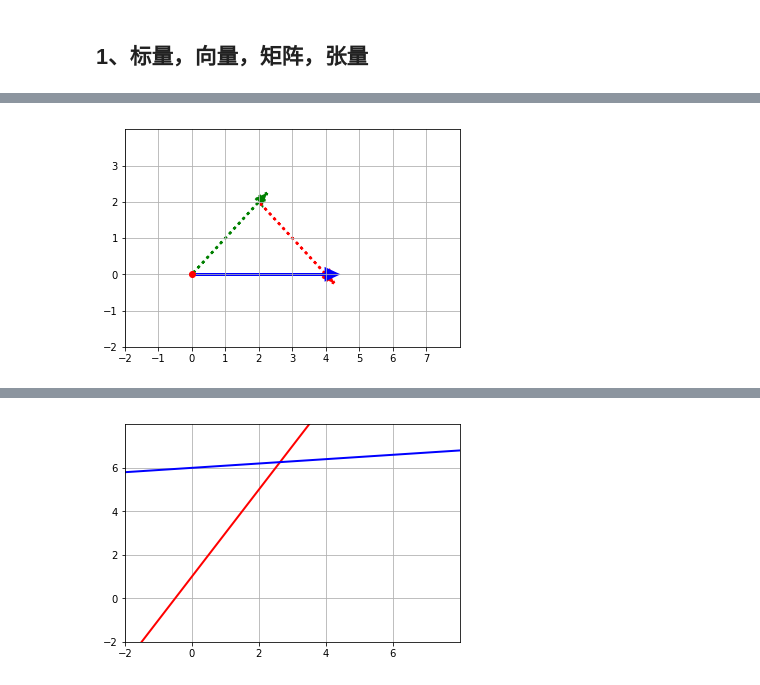
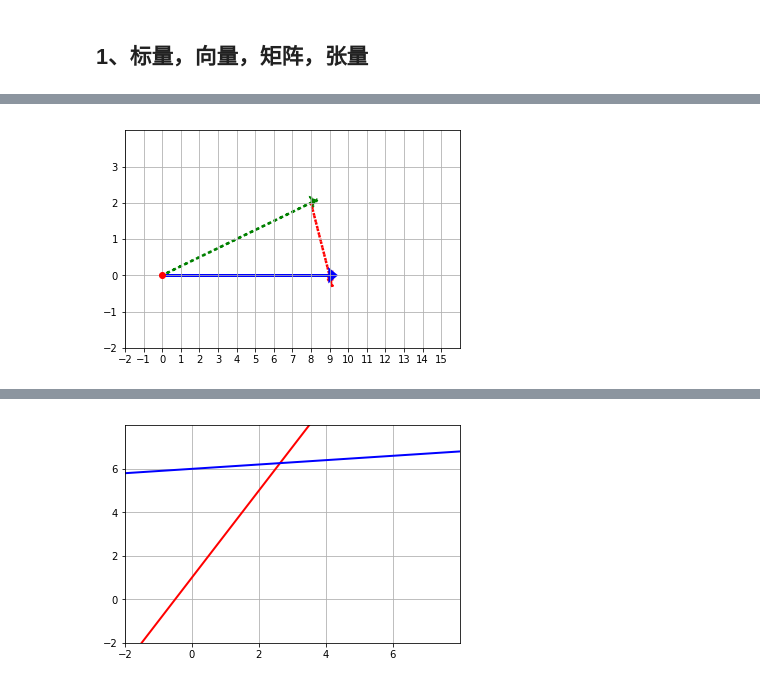
Before and after one commit to guchuanhang/Linear-Algebra-cn, a Jupyter notebook: p3_Linear_Algebra.ipynb, the cells around one changed output, grey strips where cells are left out. Drawn from its saved outputs; the diff is of its cells as text; code cells hidden in the pictures.

```diff
--- a/p3_Linear_Algebra.ipynb
+++ b/p3_Linear_Algebra.ipynb
@@ -122,9 +122,9 @@ $\hspace{1cm}\vec{w} = \begin{bmatrix} -1\\ 2\end{bmatrix}$
 # %%
 # 1.1.1 DONE：
 # Define vector v
-v = np.array([1,1])
+v = np.array([4,1])
 # Define vector w
-w = np.array([-2,2])
+w = np.array([-1, 2])
 
 target_v = 2 * v
 
@@ -142,36 +142,36 @@ ax.plot(0,0,'or')
 ax.arrow(0, 0, *target_v, color='g', linestyle='dotted', linewidth=2.5, head_width=0.30,
          head_length=0.35)
 
 # Plots vector v_jhat as dotted red arrow starting at origin defined by v_ihat
 ax.arrow(target_v[0], target_v[1], *target_w, color='r', linestyle='dotted', linewidth=2.5,
          head_width=0.30, head_length=0.35)
 
 # Plots vector v as blue arrow starting at origin 0,0
 ax.arrow(0, 0, *target, color='b', linewidth=2.5, head_width=0.30, head_length=0.35)
 
 
 # Sets limit for plot for x-axis
-plt.xlim(-2, 8)
+plt.xlim(-2, 16)
 
 # Set major ticks for x-axis
-major_xticks = np.arange(-2,8)
+major_xticks = np.arange(-2,16)
 ax.set_xticks(major_xticks)
 
 
 # Sets limit for plot for y-axis
 plt.ylim(-2, 4)
 
 # Set major ticks for y-axis
 major_yticks = np.arange(-2, 4)
 ax.set_yticks(major_yticks)
 
 # Creates gridlines for only major tick marks
 plt.grid(b=True, which='major')
 
 # Displays final plot
 plt.show()
 # %% [output]
-[figure, old version]
+[figure, new version]
 # %% [markdown]
 例题，方程组求解：
 $$
```
Also changed, not shown: parts of 6 cells of this notebook, 2 other files.
